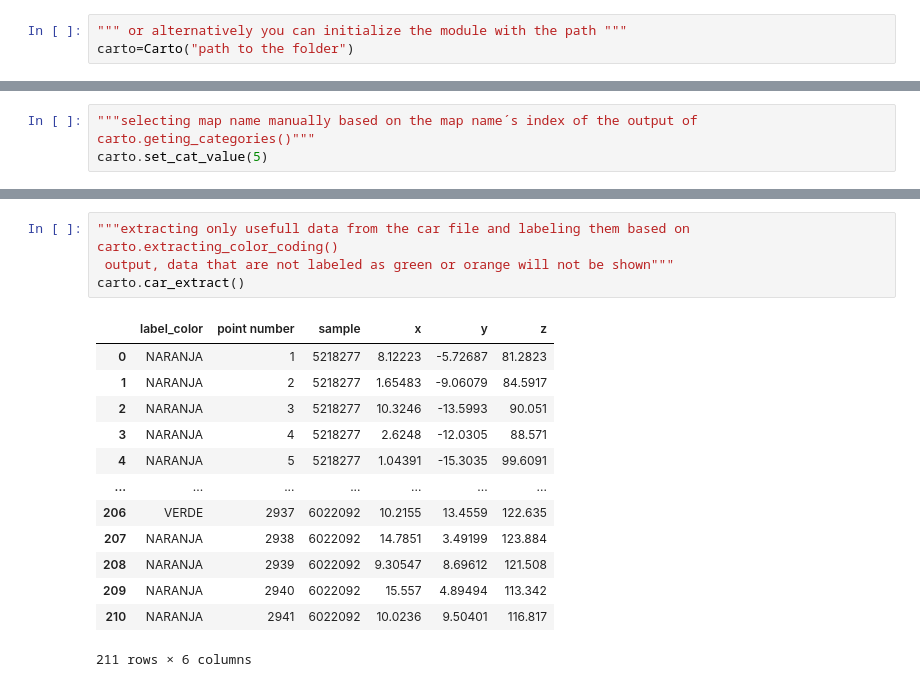
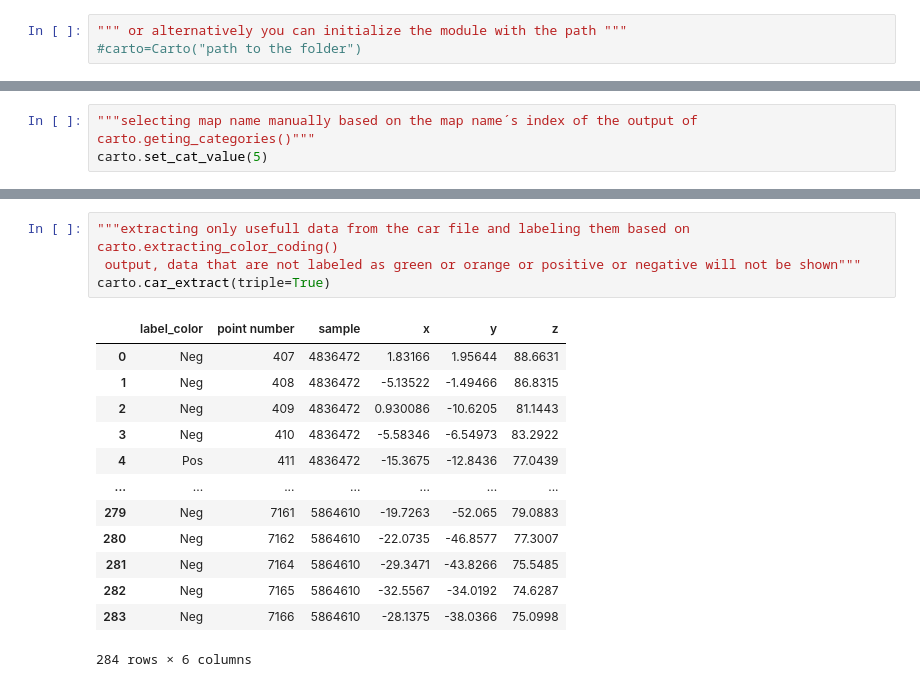
Before and after one commit to samangoli78/Carto_tool, a Jupyter notebook: main.ipynb, the cells around one changed output, grey strips where cells are left out. Cells and saved outputs as stored; diff of their text form.

Commit message:
version 1.1
the new version of the Carto tool that can open any study from Carto system, and has a specified option for triple extra studies

```diff
--- a/main.ipynb
+++ b/main.ipynb
@@ -12,4 +12,4 @@ choose your file with its index passing to set_cat_value method
 # %%
 """ or alternatively you can initialize the module with the path """
-carto=Carto("path to the folder")
+#carto=Carto("path to the folder")
 # %% [output]
@@ -91,21 +125,21 @@ carto.extracting_color_coding()
 # %%
 """extracting only usefull data from the car file and labeling them based on carto.extracting_color_coding()
- output, data that are not labeled as green or orange will not be shown"""
-carto.car_extract()
+ output, data that are not labeled as green or orange or positive or negative will not be shown"""
+carto.car_extract(triple=True)
 # %% [output]
 |  | label_color | point number | sample | x | y | z |
-| 0 | NARANJA | 1 | 5218277 | 8.12223 | -5.72687 | 81.2823 |
-| 1 | NARANJA | 2 | 5218277 | 1.65483 | -9.06079 | 84.5917 |
-| 2 | NARANJA | 3 | 5218277 | 10.3246 | -13.5993 | 90.051 |
-| 3 | NARANJA | 4 | 5218277 | 2.6248 | -12.0305 | 88.571 |
-| 4 | NARANJA | 5 | 5218277 | 1.04391 | -15.3035 | 99.6091 |
+| 0 | Neg | 407 | 4836472 | 1.83166 | 1.95644 | 88.6631 |
+| 1 | Neg | 408 | 4836472 | -5.13522 | -1.49466 | 86.8315 |
+| 2 | Neg | 409 | 4836472 | 0.930086 | -10.6205 | 81.1443 |
+| 3 | Neg | 410 | 4836472 | -5.58346 | -6.54973 | 83.2922 |
+| 4 | Pos | 411 | 4836472 | -15.3675 | -12.8436 | 77.0439 |
 | ... | ... | ... | ... | ... | ... | ... |
-| 206 | VERDE | 2937 | 6022092 | 10.2155 | 13.4559 | 122.635 |
-| 207 | NARANJA | 2938 | 6022092 | 14.7851 | 3.49199 | 123.884 |
-| 208 | NARANJA | 2939 | 6022092 | 9.30547 | 8.69612 | 121.508 |
-| 209 | NARANJA | 2940 | 6022092 | 15.557 | 4.89494 | 113.342 |
-| 210 | NARANJA | 2941 | 6022092 | 10.0236 | 9.50401 | 116.817 |
+| 279 | Neg | 7161 | 5864610 | -19.7263 | -52.065 | 79.0883 |
+| 280 | Neg | 7162 | 5864610 | -22.0735 | -46.8577 | 77.3007 |
+| 281 | Neg | 7164 | 5864610 | -29.3471 | -43.8266 | 75.5485 |
+| 282 | Neg | 7165 | 5864610 | -32.5567 | -34.0192 | 74.6287 |
+| 283 | Neg | 7166 | 5864610 | -28.1375 | -38.0366 | 75.0998 |
-211 rows × 6 columns
+284 rows × 6 columns
 # %%
 """the file_number is added after having been extracted from [map_name]_P[point_number]_Point_Export.xml"""
 carto.electrodes()
```
Also changed, not shown: parts of 22 cells of this notebook, 1 other file.
